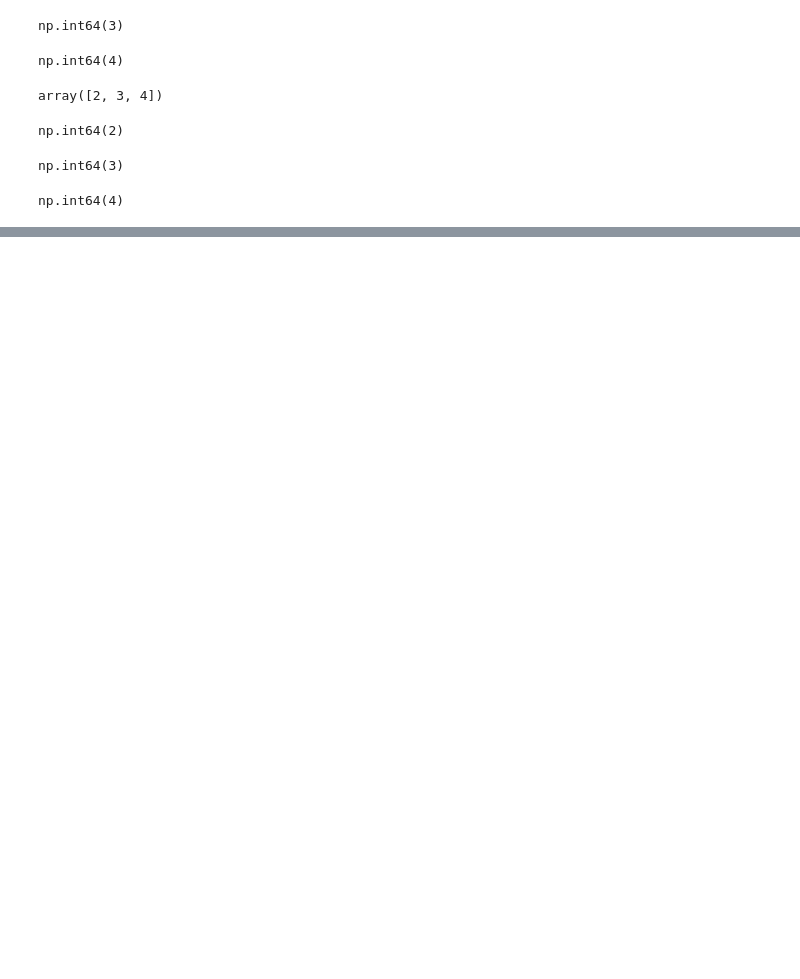
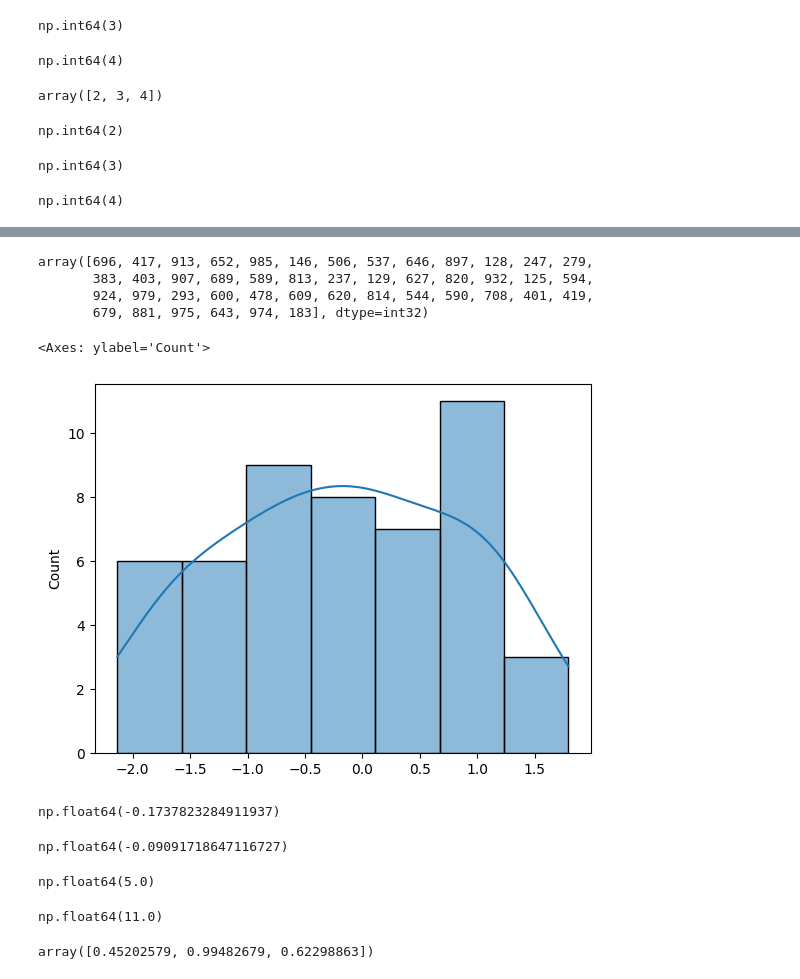
Before and after one commit to Kanchan20-Mandal/Advance-Python, a Jupyter notebook: Numpy/Numpy.ipynb, the cells around one changed output, grey strips where cells are left out. Drawn from its saved outputs; the diff is of its cells as text; code cells hidden in the pictures; blank space fills up the shorter version.

```diff
--- a/Numpy/Numpy.ipynb
+++ b/Numpy/Numpy.ipynb
@@ -132,0 +293,9 @@ np.int64(4)
+# %%
+np.random.randint(100,1000,45)
+# %% [output]
+array([696, 417, 913, 652, 985, 146, 506, 537, 646, 897, 128, 247, 279,
+       383, 403, 907, 689, 589, 813, 237, 129, 627, 820, 932, 125, 594,
+       924, 979, 293, 600, 478, 609, 620, 814, 544, 590, 708, 401, 419,
+       679, 881, 975, 643, 974, 183], dtype=int32)
+# %%
+normal_data=np.random.normal(size=50)
@@ -132,0 +304,25 @@ np.int64(4)
+# %%
+sns.histplot(normal_data,kde=True)
+# %% [output]
+<Axes: ylabel='Count'>
+[figure, added]
+# %%
+np.mean(normal_data)
+# %% [output]
+np.float64(-0.1737823284911937)
+# %%
+np.median(normal_data)
+# %% [output]
+np.float64(-0.09091718647116727)
+# %%
+np.sqrt(25)
+# %% [output]
+np.float64(5.0)
+# %%
+np.sqrt(121)
+# %% [output]
+np.float64(11.0)
+# %%
+np.sin(arr1)
+# %% [output]
+array([0.45202579, 0.99482679, 0.62298863])
```
Also changed, not shown: parts of 33 cells of this notebook.
